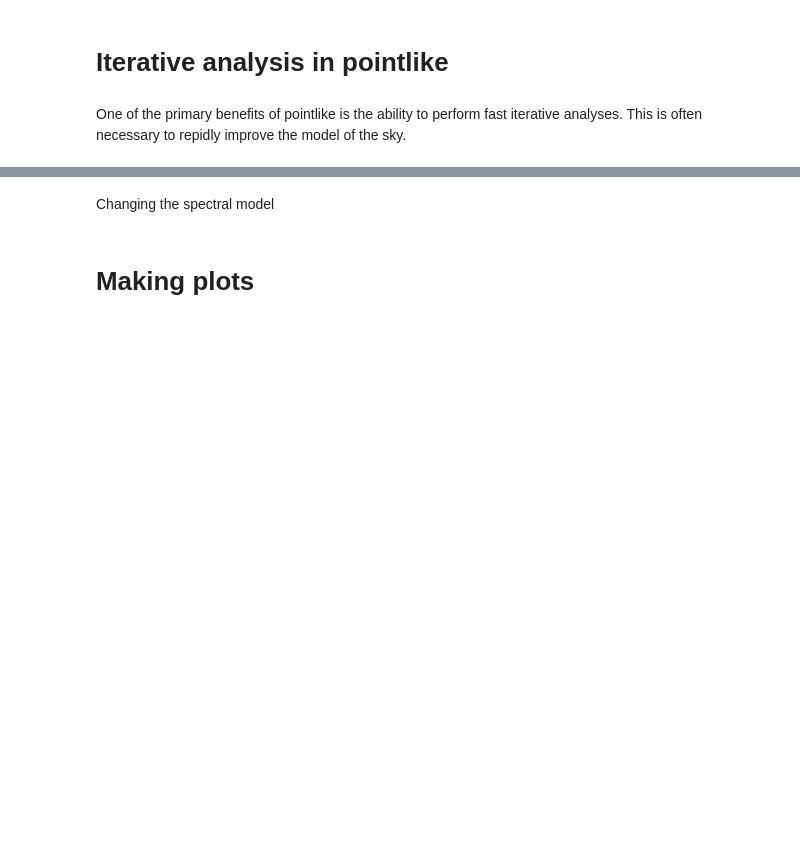
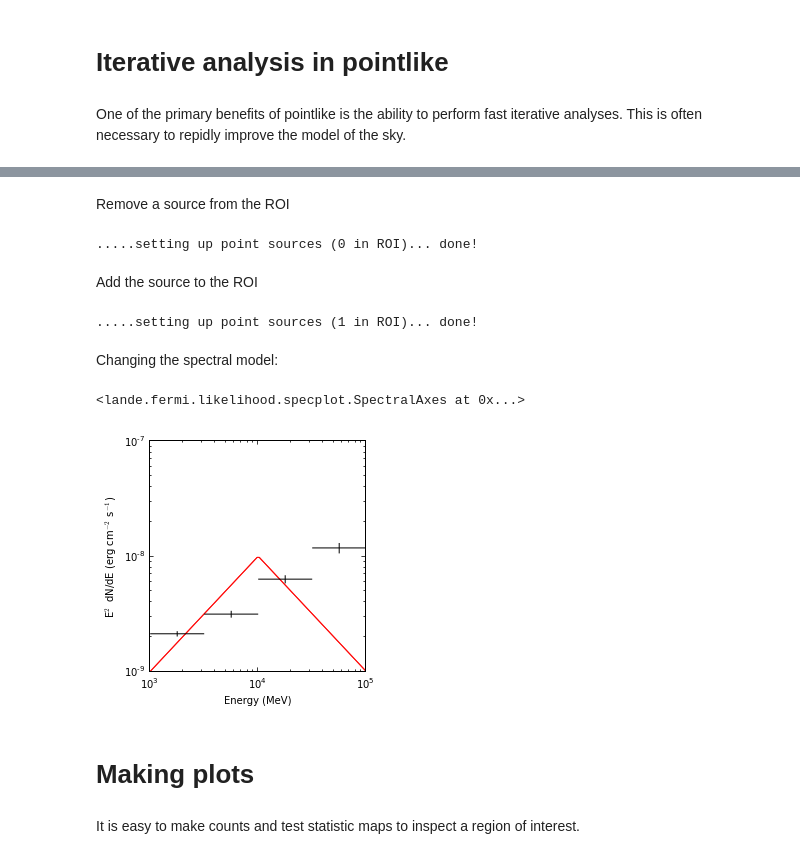
Before and after one commit to joshualande/PhD-Work, a Jupyter notebook: ipython/05-05-2013 - pointlike for maximum-likelihood analysis of LAT data.ipynb, the cells around one changed output, grey strips where cells are left out. Saved outputs shown, nothing was run; the diff lists cells and outputs as text; code cells hidden in the pictures; blank space fills up the shorter version.

```diff
--- a/ipython/05-05-2013 - pointlike for maximum-likelihood analysis of LAT data.ipynb
+++ b/ipython/05-05-2013 - pointlike for maximum-likelihood analysis of LAT data.ipynb
@@ -358,4 +458,24 @@ Adding/removing sources to an ROI
+# %% [markdown]
+Remove a source from the ROI
+# %%
+ps = roi.del_source(which='ps')
+# %% [output]
+.....setting up point sources (0 in ROI)... done!
+# %% [markdown]
+Add the source to the ROI
+# %%
+roi.add_source(ps)
+# %% [output]
+.....setting up point sources (1 in ROI)... done!
 # %% [markdown]
-Changing the spectral model
+Changing the spectral model:
+# %%
+from uw.like.Models import BrokenPowerLaw
+roi.modify(which='ext', model=BrokenPowerLaw(index_1=1, index_2=3, e_break=10000))
+sed = PointlikeSED(roi, name='ext')
+sed.plot()
+# %% [output]
+<lande.fermi.likelihood.specplot.SpectralAxes at 0x...>
+[figure, added]
 # %% [markdown]
 # Making plots
@@ -364,2 +482,4 @@ sed.plot(figsize=(6,6))
+# %% [markdown]
+It is easy to make counts and test statistic maps to inspect a region of interest.
 # %%
 roi.plot_counts_map(size=5, figsize=(10,10))
```
Also changed, not shown: parts of 34 cells of this notebook, 5 other files.
